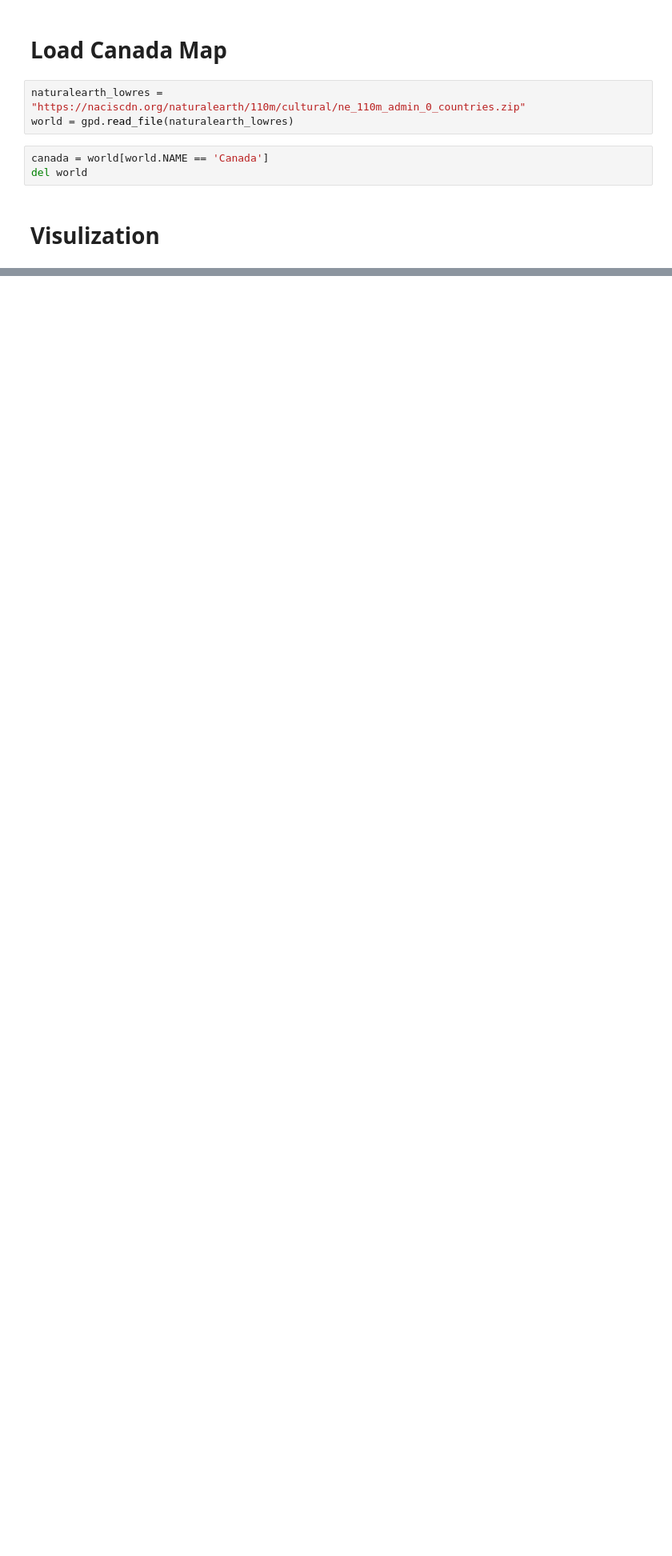
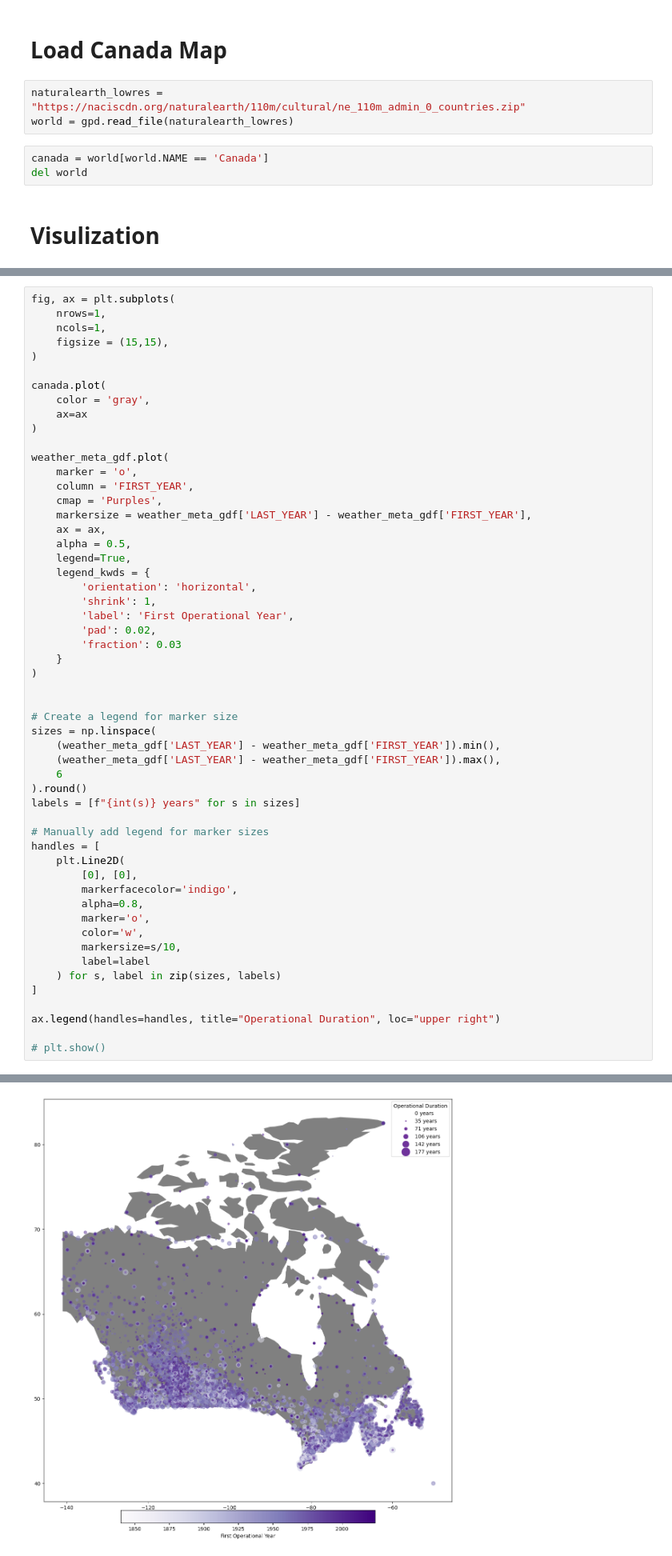
Before and after one commit to Forest-Fire-Research/canadian-weather-ablation-study, a Jupyter notebook: notebooks/05A_weather_metadata_visulization.ipynb, the cells around one changed output, grey strips where cells are left out. Shown: that part at 80% size. Saved outputs shown, nothing was run; the diff lists cells and outputs as text; blank space fills up the shorter version.

```diff
--- a/notebooks/05A_weather_metadata_visulization.ipynb
+++ b/notebooks/05A_weather_metadata_visulization.ipynb
@@ -73,0 +46,55 @@ weather_meta_gdf.plot(
+# %%
+fig, ax = plt.subplots(
+    nrows=1,
+    ncols=1,
+    figsize = (15,15),
+)
+
+canada.plot(
+    color = 'gray',
+    ax=ax
+)
+
+weather_meta_gdf.plot(
+    marker = 'o',
+    column = 'FIRST_YEAR',
+    cmap = 'Purples',
+    markersize = weather_meta_gdf['LAST_YEAR'] - weather_meta_gdf['FIRST_YEAR'],
+    ax = ax,
+    alpha = 0.5,
+    legend=True,
+    legend_kwds = {
+        'orientation': 'horizontal',
+        'shrink': 1,
+        'label': 'First Operational Year',
+        'pad': 0.02,
+        'fraction': 0.03
+    }
+)
+
+
+# Create a legend for marker size
+sizes = np.linspace(
+    (weather_meta_gdf['LAST_YEAR'] - weather_meta_gdf['FIRST_YEAR']).min(),
+    (weather_meta_gdf['LAST_YEAR'] - weather_meta_gdf['FIRST_YEAR']).max(),
+    6
+).round()
+labels = [f"{int(s)} years" for s in sizes]
+
+# Manually add legend for marker sizes
+handles = [
+    plt.Line2D(
+        [0], [0],
+        markerfacecolor='indigo',
+        alpha=0.8,
+        marker='o',
+        color='w',
+        markersize=s/10,
+        label=label
+    ) for s, label in zip(sizes, labels)
+]
+
+ax.legend(handles=handles, title="Operational Duration", loc="upper right")
+
+# plt.show()
+# %% [output]
@@ -73,0 +102 @@ weather_meta_gdf.plot(
+[figure, added]
```
Also changed, not shown: parts of 3 cells of this notebook.
